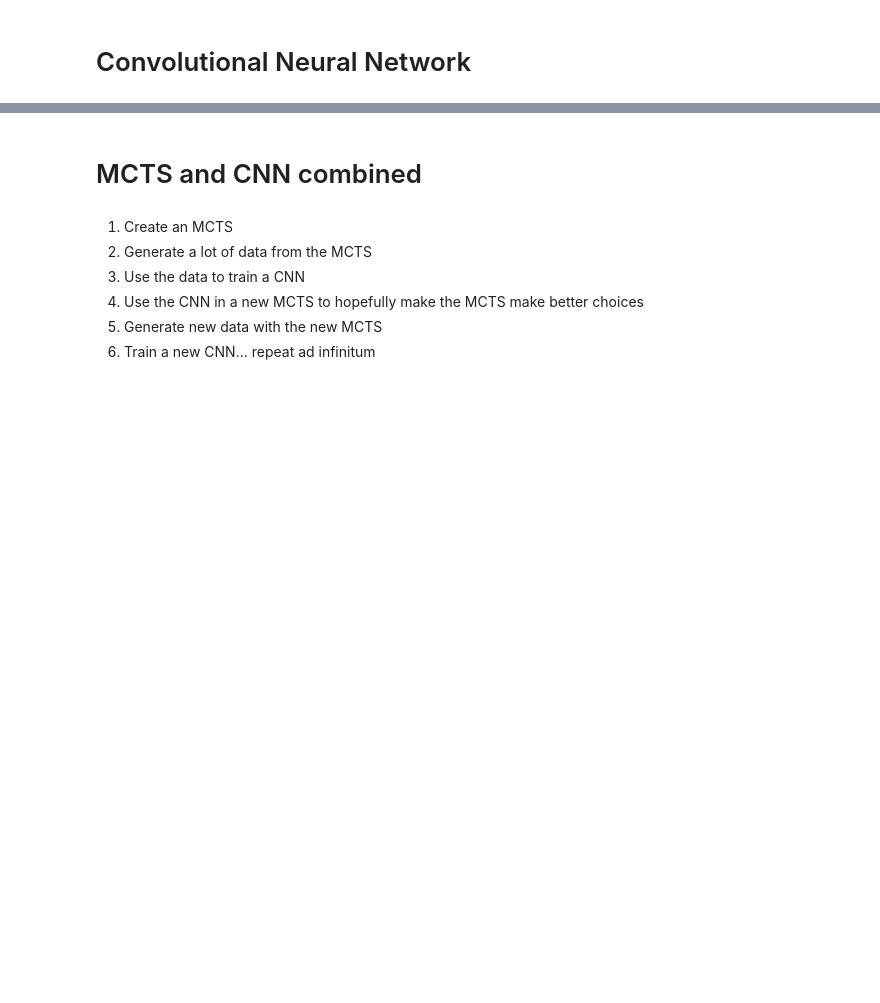
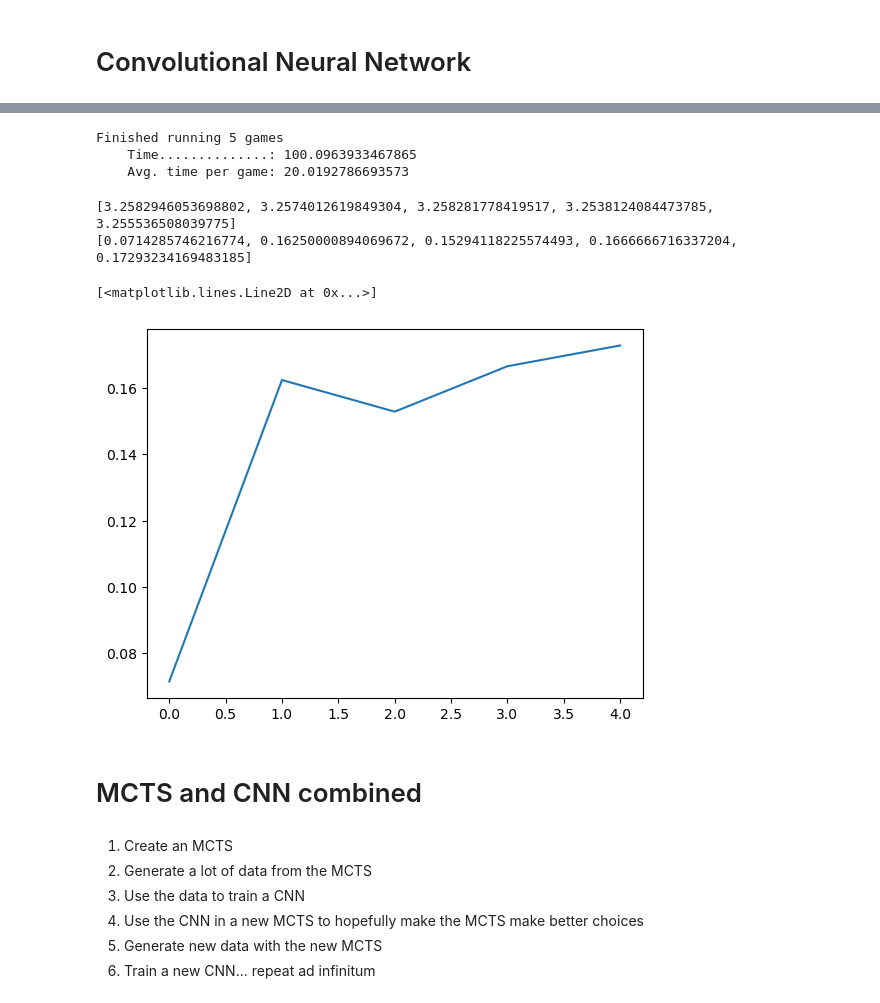
Before and after one commit to erikbhan/ml-project, a Jupyter notebook: project.ipynb, the cells around one changed output, grey strips where cells are left out. Saved outputs shown, nothing was run; the diff lists cells and outputs as text; code cells hidden in the pictures; blank space fills up the shorter version.

```diff
--- a/project.ipynb
+++ b/project.ipynb
@@ -96,12 +101,13 @@ class Monte_Carlo_Tree_Search():
         self.env.reset()
         self.root = Node(self.env, None, None)
         self.ml_model = ml_model
+        ml_model.to(device)
 
     # Gets the weights of all moves from the Machine Learning model
     def __get_move_weights(self, env : gym.Env):
         state = env.state()
         if self.ml_model is not None:
-            move_weights = self.ml_model.forward(torch.tensor(state)).cpu().detach().numpy()
+            move_weights = self.ml_model.forward(torch.tensor(state, device=device)).cpu().detach().numpy()
         else:
             move_weights = np.ones(ACTIONSPACE_LENGTH)
 
@@ -299,9 +305,9 @@ Using cpu
 class CNN(nn.Module):
     def __init__(self):
         super().__init__()
-        self.pool = nn.MaxPool2d(2, 2)
         self.conv1 = nn.Conv2d(6, 64, kernel_size=3, padding=1)
         self.conv2 = nn.Conv2d(64, 128, kernel_size=3, padding=1)
+        self.pool = nn.MaxPool2d(2, 2)
         self.fc1 = nn.Linear(128, 26)
 
     def forward(self, x):
@@ -310,16 +316,14 @@ class CNN(nn.Module):
         x = self.pool(F.relu(self.conv1(x)))
         x = self.pool(F.relu(self.conv2(x)))
         x = torch.flatten(x, 0, -1)
-        x = self.fc1(x)
-        x = F.softmax(x)
+        x = F.softmax(self.fc1(x))
         return x
 
     def avg_accuracy(self, x, y):
         avg = 0
         for i in range(len(x)):
-            print(x.shape)
             avg += torch.mean(torch.eq(self.forward(x[i]).argmax(), y[i].argmax()).float())
-        return avg / len(x)
+        return (avg/len(x))
 # %%
 # utility methods for importing and exporting models, defined outside class
 def export_model(cnn, name="cnn"):
@@ -355,3 +405,20 @@ def train_model(model, lr, momentum):
+# %%
+model, loss_values, acc_values = train(5)
+# %% [output]
+Finished running 5 games
+    Time..............: 100.0963933467865
+    Avg. time per game: 20.0192786693573
+# %%
+print(loss_values)
+print(acc_values)
+
+# plt.plot(loss_values)
+plt.plot(acc_values)
+# %% [output]
+[3.2582946053698802, 3.2574012619849304, 3.258281778419517, 3.2538124084473785, 3.255536508039775]
+[0.0714285746216774, 0.16250000894069672, 0.15294118225574493, 0.1666666716337204, 0.17293234169483185]
+[<matplotlib.lines.Line2D at 0x...>]
+[figure, added]
 # %% [markdown]
 # MCTS and CNN combined
 # %% [markdown]
```
Also changed, not shown: parts of 7 cells of this notebook, 1 other file.
